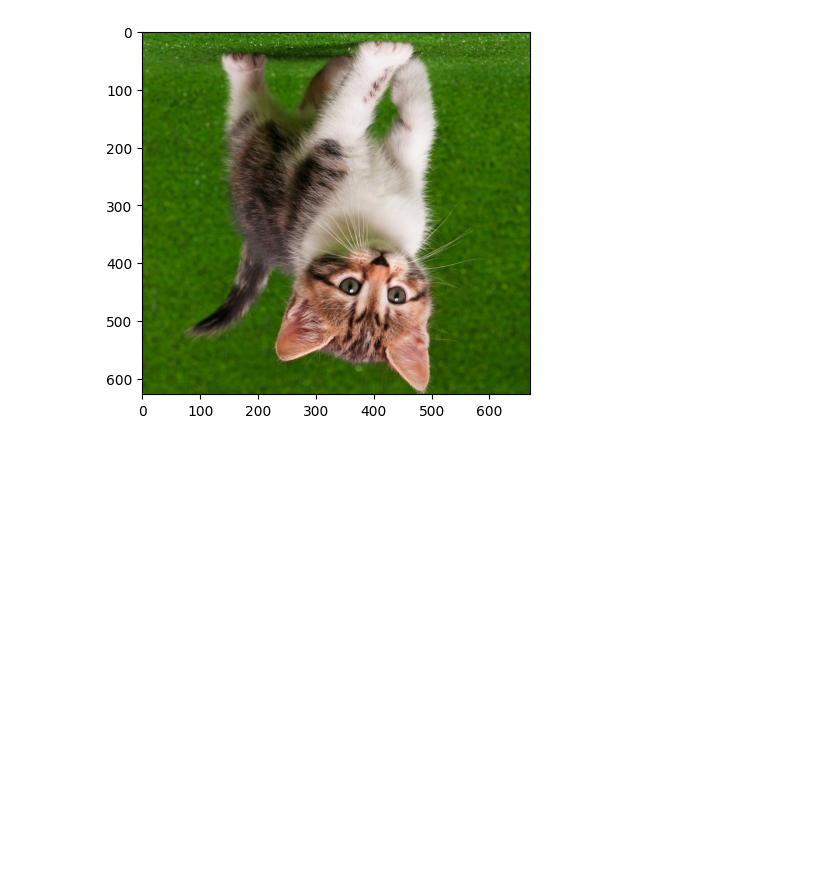
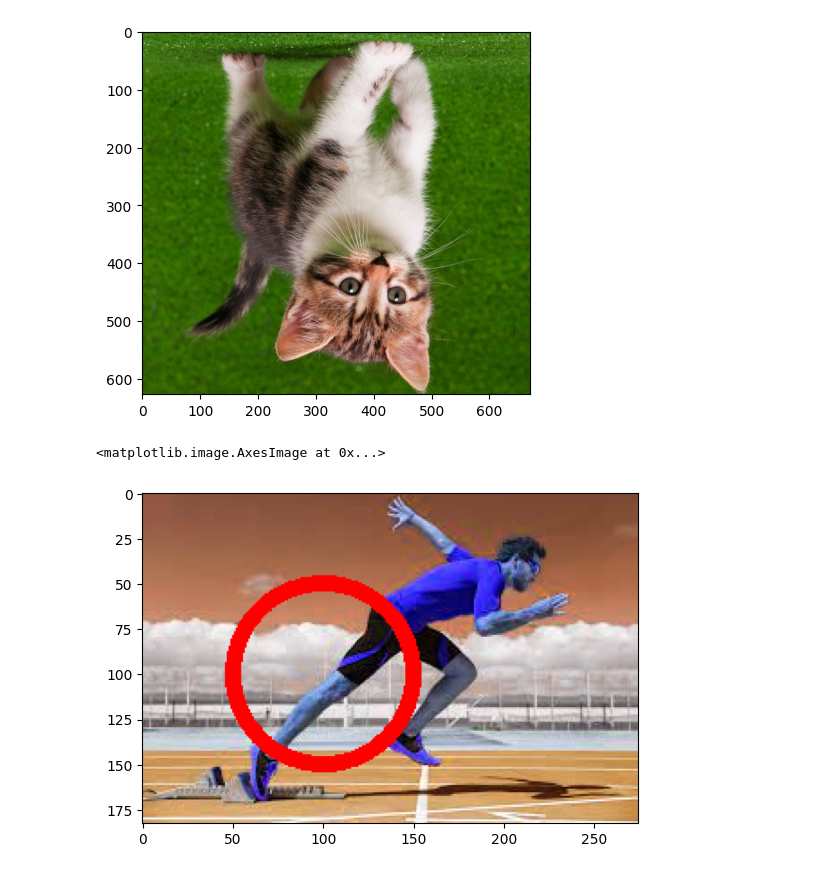
Before and after one commit to abiyasa05/PCVK_Ganjil_2023, a Jupyter notebook: Week2.ipynb, the cells around one changed output. Cells and saved outputs as stored; diff of their text form; code cells hidden in the pictures; blank space fills up the shorter version.

```diff
--- a/Week2.ipynb
+++ b/Week2.ipynb
@@ -251,3 +251,11 @@ ax.imshow(img5)
 [figure]
 # %%
 # 7. Buat rectangle dan circle pada bagian wajah dari image foto anda saat beraktifitas (bukan pasfoto)
+img_f = cv.imread('/content/drive/MyDrive/PCVK/Images/lari.jpg')
+plt.imshow(img_f)
+
+cv.circle(img_f, center=(100,100), radius=50, color=(255,0,0), thickness=8)
+plt.imshow(img_f)
+# %% [output]
+<matplotlib.image.AxesImage at 0x...>
+[figure, added]
```
